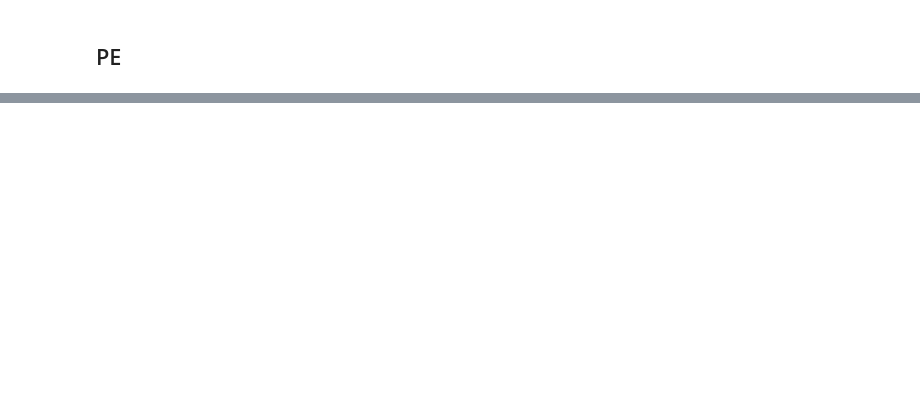
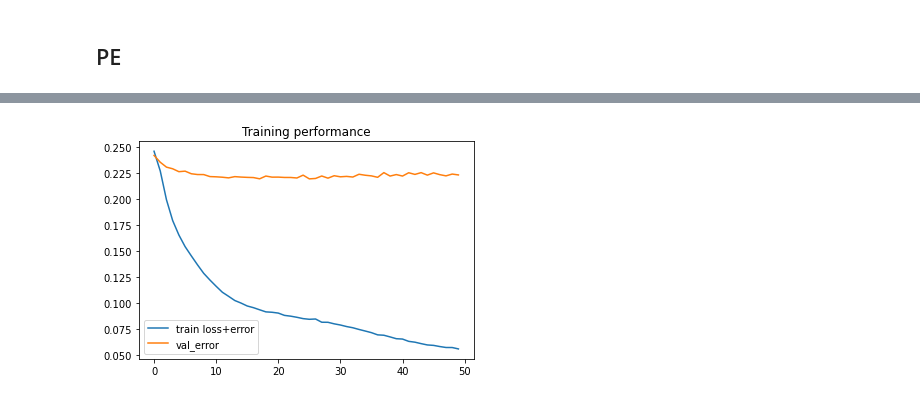
Before and after one commit to itsparsa/communication_sec_, a Jupyter notebook: tutorial.ipynb, the cells around one changed output, grey strips where cells are left out. Drawn from its saved outputs; the diff is of its cells as text; code cells hidden in the pictures; blank space fills up the shorter version.

```diff
--- a/tutorial.ipynb
+++ b/tutorial.ipynb
@@ -55,10 +276,10 @@ d = att.attack(a1,clean_limit=256,
 # %% [markdown]
 ## PE
 # %%
-p1 = PE(proj_path+"/project_3/PE", limit = 500,
+p1 = PE(proj_path+"/project_3/PE", limit = 10000,
                      execute = {"status":False,"limit":10000,"train_ratio":0.8 ,
                      "train_snr" :np.arange(20, -4, -2)})
-p1.train_gpu(epochs =5,batch_size=128 )
+history = p1.train_gpu(epochs =50,batch_size=128 ,get_data_build =True)
 print("input shape {}".format(p1.X_train.shape))
 print("output shape {}".format(p1.y_train.shape))
 # %% [output]
@@ -79,0 +303,4 @@ output shape (500, 16)
+# %%
+plot_history(history)
+# %% [output]
+[figure, added]
```
Also changed, not shown: parts of 29 cells of this notebook, 6 other files.
